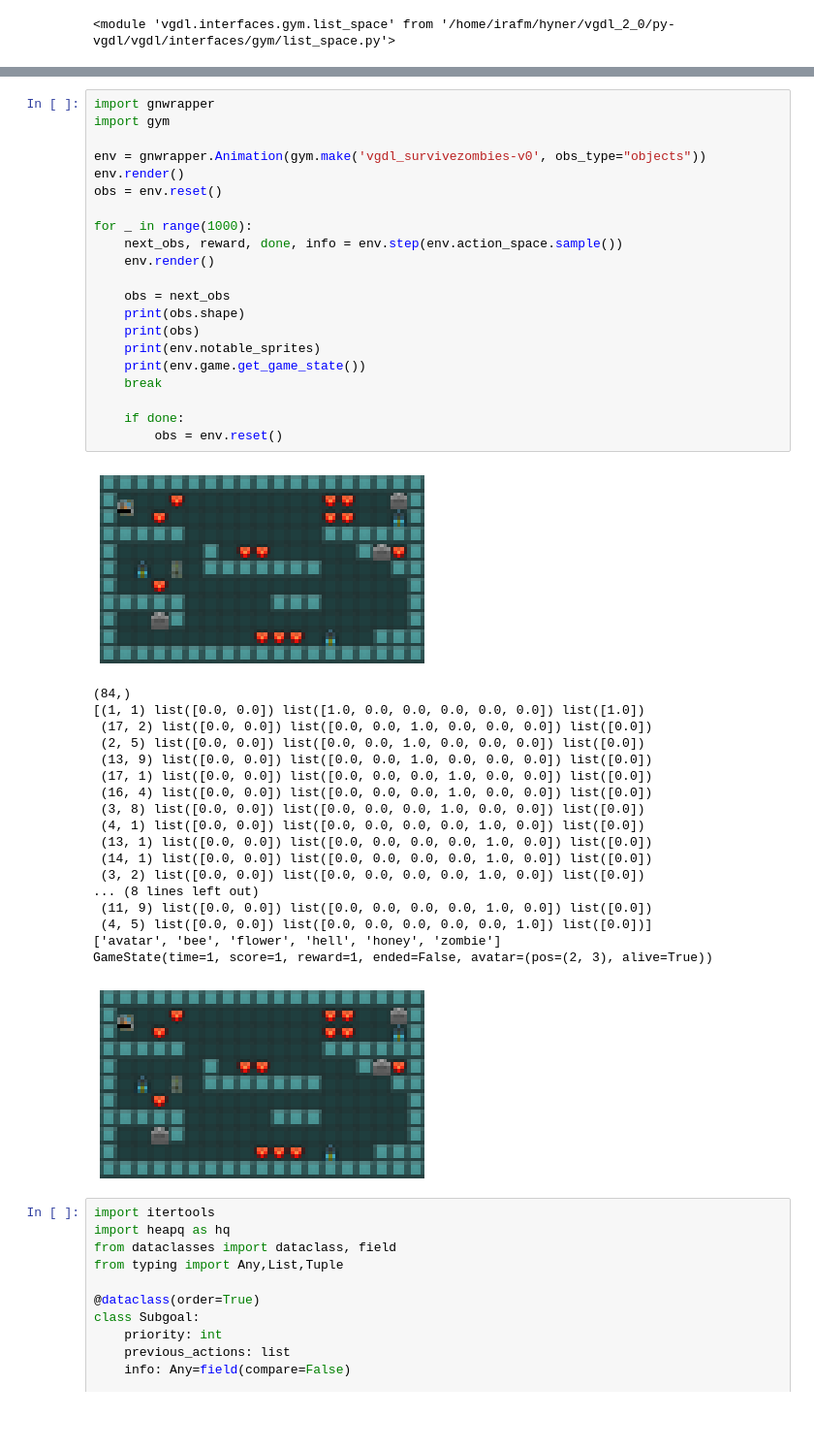
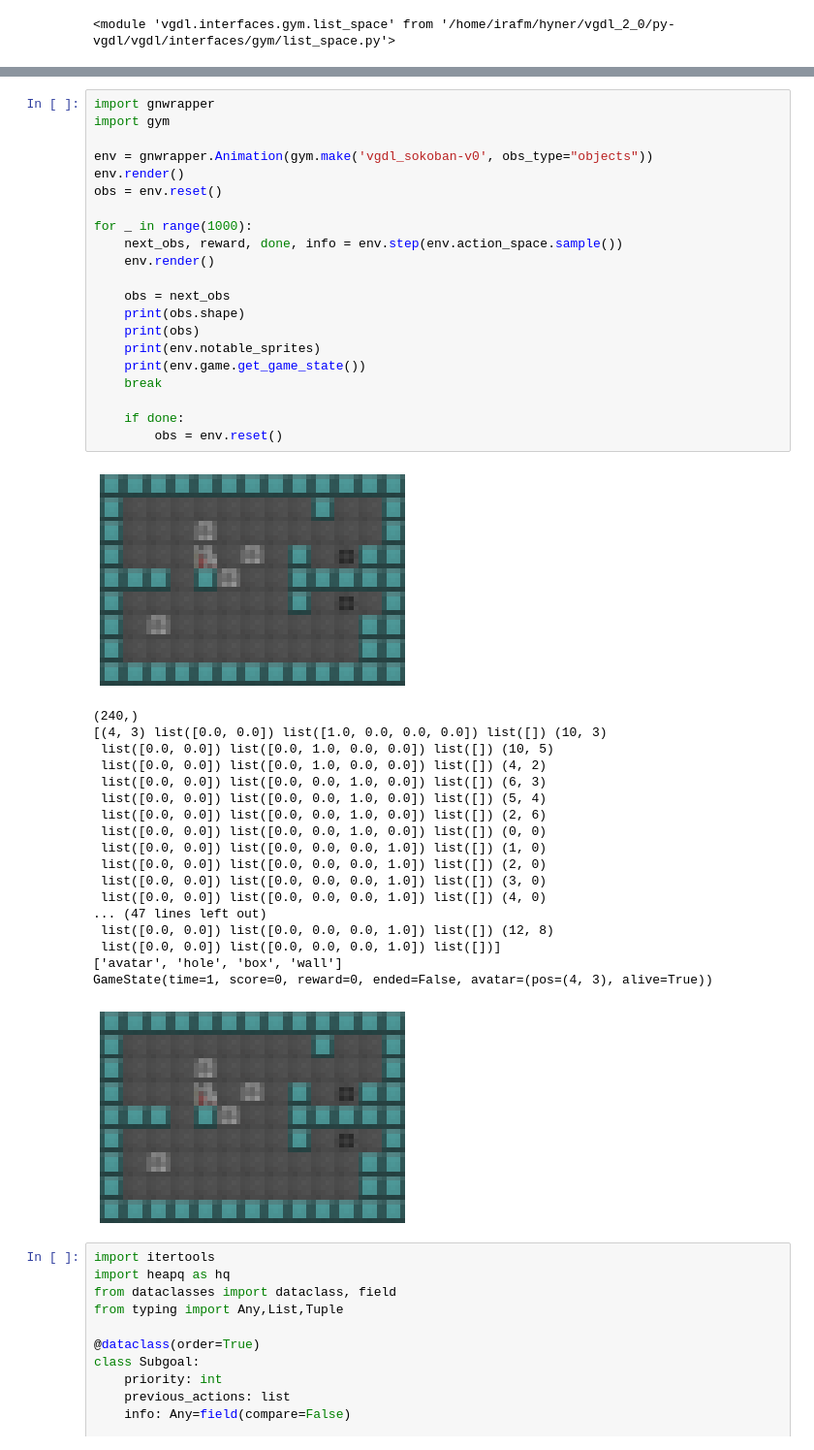
Before and after one commit to pe-hy/py-vgdl, a Jupyter notebook: VGDL test.ipynb, the cells around one changed output, grey strips where cells are left out. Shown at 97% size. Saved outputs shown, nothing was run; the diff lists cells and outputs as text; blank space fills up the shorter version.

```diff
--- a/VGDL test.ipynb
+++ b/VGDL test.ipynb
@@ -39,44 +44,44 @@ gym.__version__
 # %%
 import gnwrapper
 import gym
 
-env = gnwrapper.Animation(gym.make('vgdl_survivezombies-v0', obs_type="objects"))
+env = gnwrapper.Animation(gym.make('vgdl_sokoban-v0', obs_type="objects"))
 env.render()
 obs = env.reset()
 
 for _ in range(1000):
     next_obs, reward, done, info = env.step(env.action_space.sample())
     env.render()
 
     obs = next_obs
     print(obs.shape)
     print(obs)
     print(env.notable_sprites)
     print(env.game.get_game_state())
     break
 
     if done:
         obs = env.reset()
 # %% [output]
-[figure, old version]
+[figure, new version]
-(84,)
-[(1, 1) list([0.0, 0.0]) list([1.0, 0.0, 0.0, 0.0, 0.0, 0.0]) list([1.0])
- (17, 2) list([0.0, 0.0]) list([0.0, 0.0, 1.0, 0.0, 0.0, 0.0]) list([0.0])
- (2, 5) list([0.0, 0.0]) list([0.0, 0.0, 1.0, 0.0, 0.0, 0.0]) list([0.0])
- (13, 9) list([0.0, 0.0]) list([0.0, 0.0, 1.0, 0.0, 0.0, 0.0]) list([0.0])
- (17, 1) list([0.0, 0.0]) list([0.0, 0.0, 0.0, 1.0, 0.0, 0.0]) list([0.0])
- (16, 4) list([0.0, 0.0]) list([0.0, 0.0, 0.0, 1.0, 0.0, 0.0]) list([0.0])
- (3, 8) list([0.0, 0.0]) list([0.0, 0.0, 0.0, 1.0, 0.0, 0.0]) list([0.0])
- (4, 1) list([0.0, 0.0]) list([0.0, 0.0, 0.0, 0.0, 1.0, 0.0]) list([0.0])
- (13, 1) list([0.0, 0.0]) list([0.0, 0.0, 0.0, 0.0, 1.0, 0.0]) list([0.0])
- (14, 1) list([0.0, 0.0]) list([0.0, 0.0, 0.0, 0.0, 1.0, 0.0]) list([0.0])
- (3, 2) list([0.0, 0.0]) list([0.0, 0.0, 0.0, 0.0, 1.0, 0.0]) list([0.0])
-... (8 lines left out)
- (11, 9) list([0.0, 0.0]) list([0.0, 0.0, 0.0, 0.0, 1.0, 0.0]) list([0.0])
- (4, 5) list([0.0, 0.0]) list([0.0, 0.0, 0.0, 0.0, 0.0, 1.0]) list([0.0])]
-['avatar', 'bee', 'flower', 'hell', 'honey', 'zombie']
-GameState(time=1, score=1, reward=1, ended=False, avatar=(pos=(2, 3), alive=True))
+(240,)
+[(4, 3) list([0.0, 0.0]) list([1.0, 0.0, 0.0, 0.0]) list([]) (10, 3)
+ list([0.0, 0.0]) list([0.0, 1.0, 0.0, 0.0]) list([]) (10, 5)
+ list([0.0, 0.0]) list([0.0, 1.0, 0.0, 0.0]) list([]) (4, 2)
+ list([0.0, 0.0]) list([0.0, 0.0, 1.0, 0.0]) list([]) (6, 3)
+ list([0.0, 0.0]) list([0.0, 0.0, 1.0, 0.0]) list([]) (5, 4)
+ list([0.0, 0.0]) list([0.0, 0.0, 1.0, 0.0]) list([]) (2, 6)
+ list([0.0, 0.0]) list([0.0, 0.0, 1.0, 0.0]) list([]) (0, 0)
+ list([0.0, 0.0]) list([0.0, 0.0, 0.0, 1.0]) list([]) (1, 0)
+ list([0.0, 0.0]) list([0.0, 0.0, 0.0, 1.0]) list([]) (2, 0)
+ list([0.0, 0.0]) list([0.0, 0.0, 0.0, 1.0]) list([]) (3, 0)
+ list([0.0, 0.0]) list([0.0, 0.0, 0.0, 1.0]) list([]) (4, 0)
+... (47 lines left out)
+ list([0.0, 0.0]) list([0.0, 0.0, 0.0, 1.0]) list([]) (12, 8)
+ list([0.0, 0.0]) list([0.0, 0.0, 0.0, 1.0]) list([])]
+['avatar', 'hole', 'box', 'wall']
+GameState(time=1, score=0, reward=0, ended=False, avatar=(pos=(4, 3), alive=True))
-[figure, old version]
+[figure, new version]
 # %%
 import itertools
 import heapq as hq
```
Also changed, not shown: parts of 25 cells of this notebook, 2 other files.
